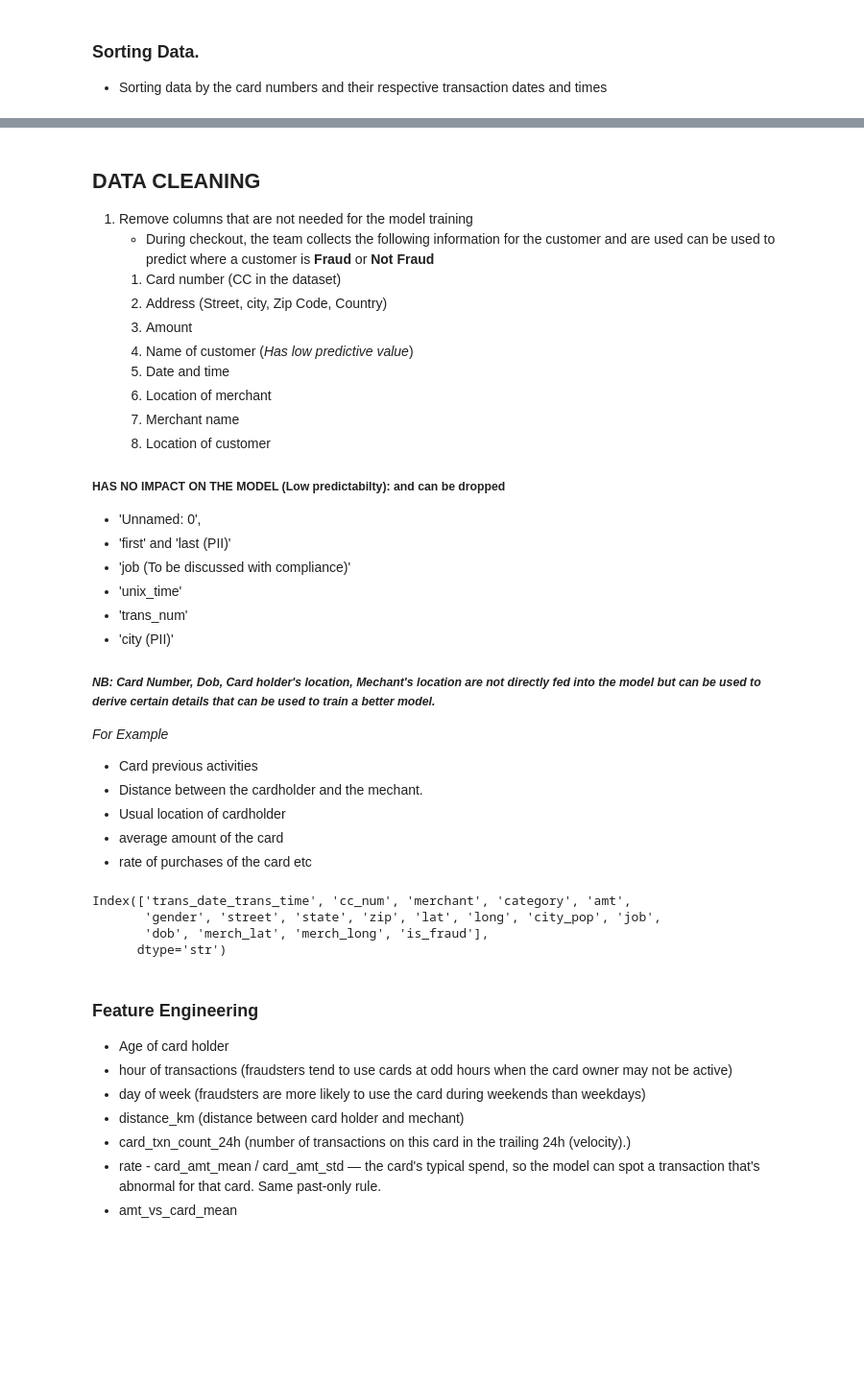
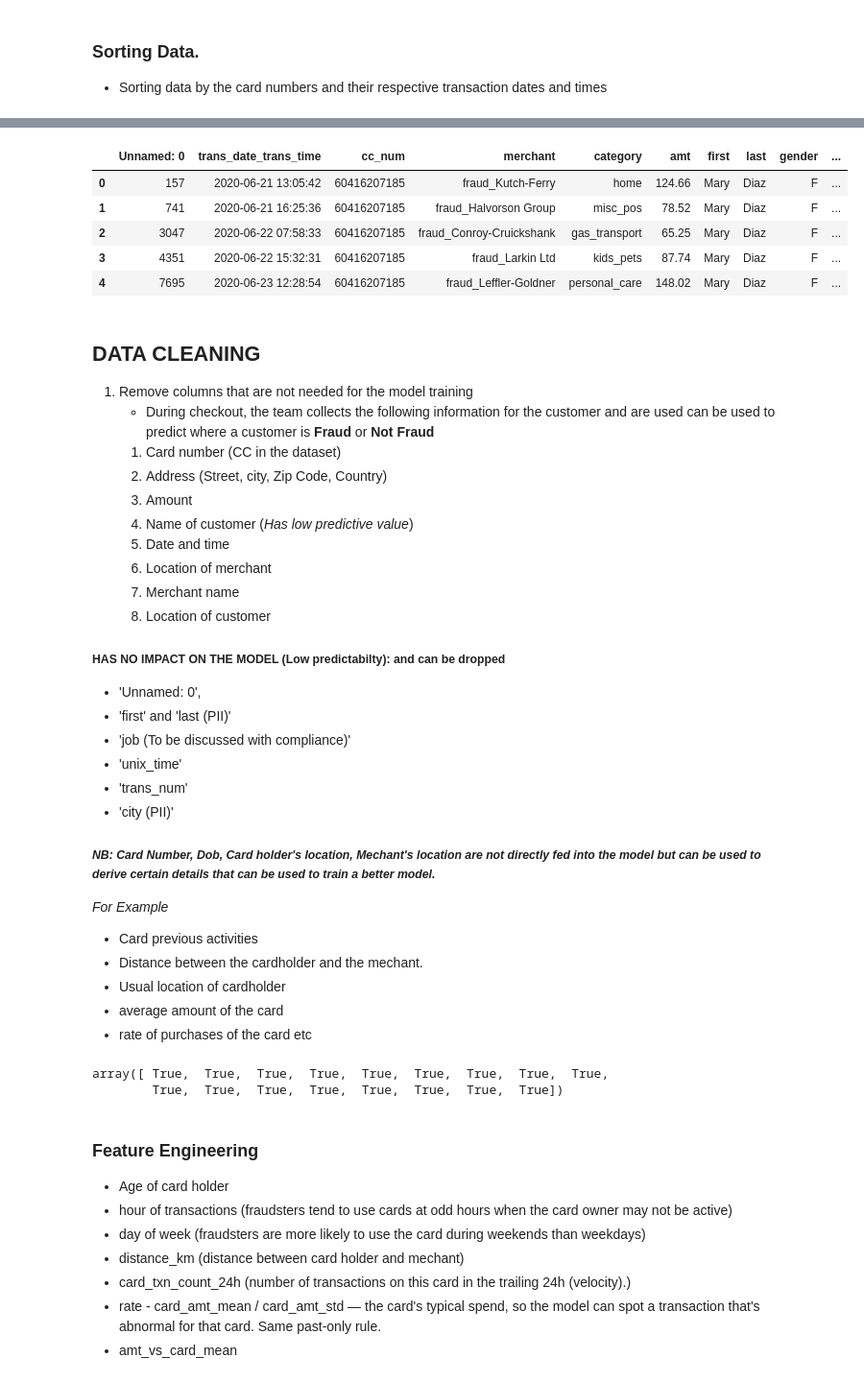
Before and after one commit to Jefferson-Aggor/fraud-detection, a Jupyter notebook: notebooks/model.ipynb, the cells around one changed output, grey strips where cells are left out. Shown at 96% size. Cells and saved outputs as stored; diff of their text form; code cells hidden in the pictures; blank space fills up the shorter version.

Commit message:
Fraud detection: Test and optimization

```diff
--- a/notebooks/model.ipynb
+++ b/notebooks/model.ipynb
@@ -132,6 +145 @@ dtypes: float64(5), int64(6), str(12)
 memory usage: 97.5 MB
-# %%
-for date in cnv_dates:
-    test_ds[date] = pd.to_datetime(test_ds[date])
-
-test_ds[cnv_dates].info()
@@ -235,7 +234,12 @@ dtype: int64
 # %%
 new_train_ds = train_ds.copy()
 
-new_train_ds = new_train_ds.sort_values(['cc_num', 'trans_date_trans_time']).reset_index(drop=True)
+sort_by = ['cc_num', 'trans_date_trans_time']
+
+def sort_data(data, sort_by):
+     return data.sort_values(sort_by).reset_index(drop=True)
+
+new_train_ds = sort_data(new_train_ds, sort_by)
 
 new_train_ds.head()
 # %% [output]
@@ -245,6 +249,17 @@ new_train_ds.head()
 | 2 | 2726 | 2019-01-02 08:47:36 | 60416207185 | fraud_Luettgen PLC | gas_transport | 82.08 | Mary | Diaz | F | ... |
 | 3 | 2882 | 2019-01-02 12:38:14 | 60416207185 | fraud_Daugherty LLC | kids_pets | 34.79 | Mary | Diaz | F | ... |
 | 4 | 2907 | 2019-01-02 13:10:46 | 60416207185 | fraud_Beier and Sons | home | 27.18 | Mary | Diaz | F | ... |
+# %%
+test_ds = sort_data(test_ds, sort_by)
+
+test_ds.head()
+# %% [output]
+|  | Unnamed: 0 | trans_date_trans_time | cc_num | merchant | category | amt | first | last | gender | ... |
+| 0 | 157 | 2020-06-21 13:05:42 | 60416207185 | fraud_Kutch-Ferry | home | 124.66 | Mary | Diaz | F | ... |
+| 1 | 741 | 2020-06-21 16:25:36 | 60416207185 | fraud_Halvorson Group | misc_pos | 78.52 | Mary | Diaz | F | ... |
+| 2 | 3047 | 2020-06-22 07:58:33 | 60416207185 | fraud_Conroy-Cruickshank | gas_transport | 65.25 | Mary | Diaz | F | ... |
+| 3 | 4351 | 2020-06-22 15:32:31 | 60416207185 | fraud_Larkin Ltd | kids_pets | 87.74 | Mary | Diaz | F | ... |
+| 4 | 7695 | 2020-06-23 12:28:54 | 60416207185 | fraud_Leffler-Goldner | personal_care | 148.02 | Mary | Diaz | F | ... |
 # %% [markdown]
 ## DATA CLEANING
 
@@ -261,6 +276,7 @@ new_train_ds.head()
    8. Location of customer
 
 ##### HAS NO IMPACT ON THE MODEL (Low predictabilty): and can be dropped
+
 - 'Unnamed: 0',
 - 'first' and 'last (PII)'
 - 'job (To be discussed with compliance)'
@@ -268,8 +284,10 @@ new_train_ds.head()
 - 'trans_num'
 - 'city (PII)'
 
-##### *NB: Card Number, Dob, Card holder's location, Mechant's location are not directly fed into the model but can be used to derive certain details that can be used to train a better model.*
-*For Example*
+##### _NB: Card Number, Dob, Card holder's location, Mechant's location are not directly fed into the model but can be used to derive certain details that can be used to train a better model._
+
+_For Example_
+
 - Card previous activities
 - Distance between the cardholder and the mechant.
 - Usual location of cardholder
@@ -282,9 +301,7 @@ new_train_ds = new_train_ds.drop(columns=drop_cols)
 # %%
-new_train_ds.columns
+new_train_ds.columns == test_ds.columns
 # %% [output]
-Index(['trans_date_trans_time', 'cc_num', 'merchant', 'category', 'amt',
-       'gender', 'street', 'state', 'zip', 'lat', 'long', 'city_pop', 'job',
-       'dob', 'merch_lat', 'merch_long', 'is_fraud'],
-      dtype='str')
+array([ True,  True,  True,  True,  True,  True,  True,  True,  True,
+        True,  True,  True,  True,  True,  True,  True,  True])
 # %% [markdown]
 ### Feature Engineering
```
Also changed, not shown: parts of 40 cells of this notebook.
